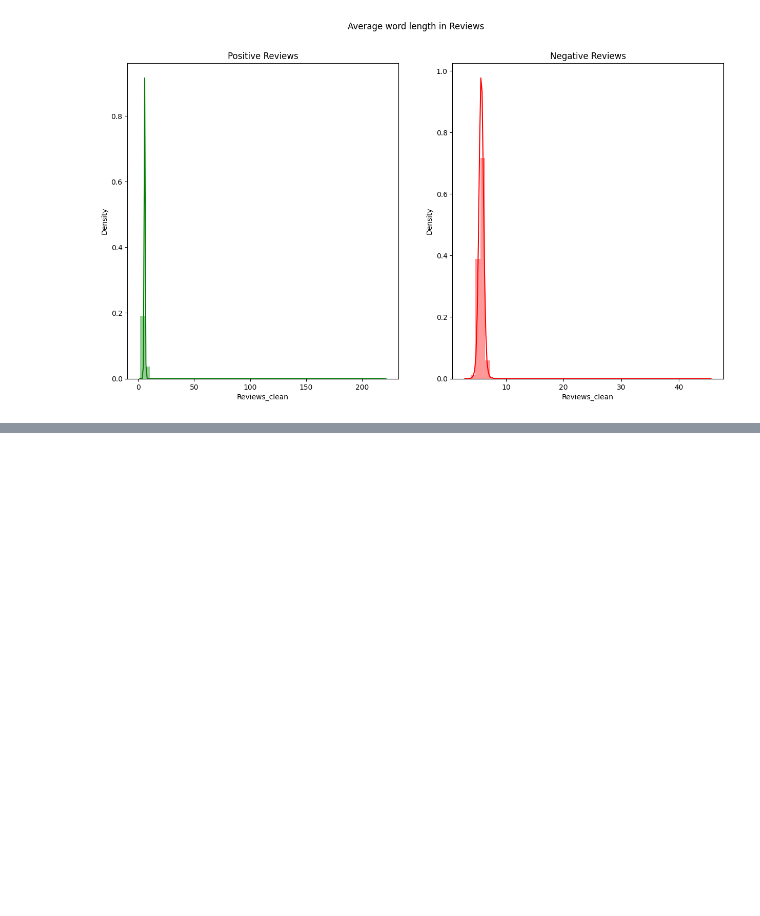
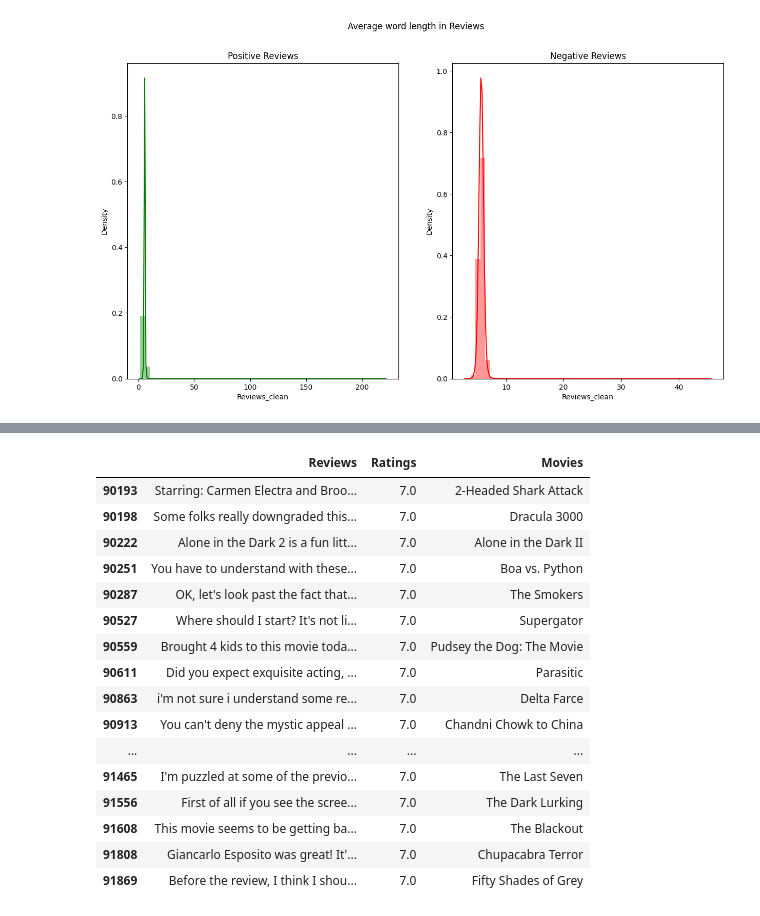
Before and after one commit to BirukM14/sentimental-analysis, a Jupyter notebook: notebook/eda.ipynb, the cells around one changed output, grey strips where cells are left out. Drawn from its saved outputs; the diff is of its cells as text; code cells hidden in the pictures; blank space fills up the shorter version.

```diff
--- a/notebook/eda.ipynb
+++ b/notebook/eda.ipynb
@@ -368,0 +426,21 @@ def get_top_text_ngrams(corpus, n, g):
+# %%
+pd.options.display.max_colwidth = 1000
+df[["Reviews","Ratings","Movies"]][(df['Ratings']>=7)&(df['Reviews'].str.contains("not like| not want| not big fan"))].head(30)
+# %% [output]
+|  | Reviews | Ratings | Movies |
+| 90193 | Starring: Carmen Electra and Broo... | 7.0 | 2-Headed Shark Attack |
+| 90198 | Some folks really downgraded this... | 7.0 | Dracula 3000 |
+| 90222 | Alone in the Dark 2 is a fun litt... | 7.0 | Alone in the Dark II |
+| 90251 | You have to understand with these... | 7.0 | Boa vs. Python |
+| 90287 | OK, let's look past the fact that... | 7.0 | The Smokers |
+| 90527 | Where should I start? It's not li... | 7.0 | Supergator |
+| 90559 | Brought 4 kids to this movie toda... | 7.0 | Pudsey the Dog: The Movie |
+| 90611 | Did you expect exquisite acting, ... | 7.0 | Parasitic |
+| 90863 | i'm not sure i understand some re... | 7.0 | Delta Farce |
+| 90913 | You can't deny the mystic appeal ... | 7.0 | Chandni Chowk to China |
+| ... | ... | ... | ... |
+| 91465 | I'm puzzled at some of the previo... | 7.0 | The Last Seven |
+| 91556 | First of all if you see the scree... | 7.0 | The Dark Lurking |
+| 91608 | This movie seems to be getting ba... | 7.0 | The Blackout |
+| 91808 | Giancarlo Esposito was great! It'... | 7.0 | Chupacabra Terror |
+| 91869 | Before the review, I think I shou... | 7.0 | Fifty Shades of Grey |
```
Also changed, not shown: parts of 13 cells of this notebook, 1 other file.
